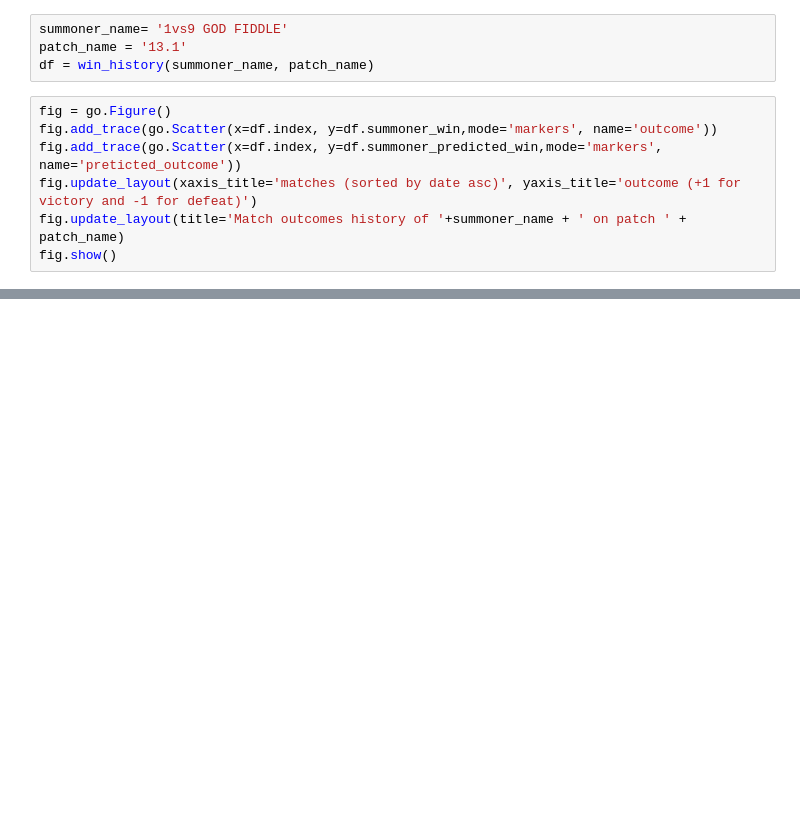
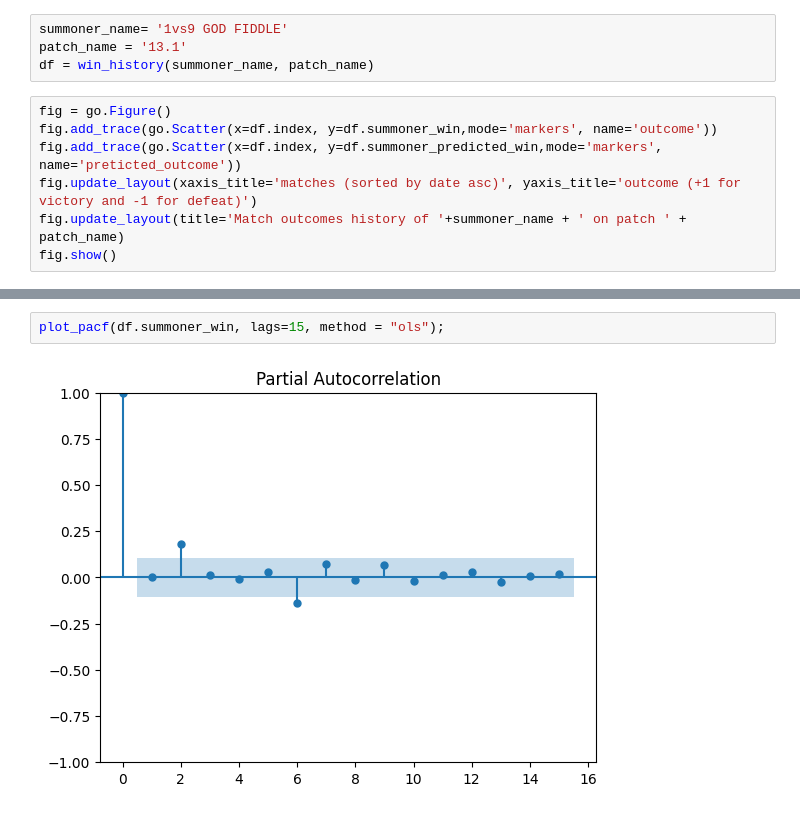
Before and after one commit to gabaid971/lol-matchmaking-forecaster, a Jupyter notebook: summoner_streak.ipynb, the cells around one changed output, grey strips where cells are left out. Cells and saved outputs as stored; diff of their text form; blank space fills up the shorter version.

```diff
--- a/summoner_streak.ipynb
+++ b/summoner_streak.ipynb
@@ -14,0 +28,4 @@ fig.show()
+# %%
+plot_pacf(df.summoner_win, lags=15, method = "ols");
+# %% [output]
+[figure, added]
```
Also changed, not shown: parts of 6 cells of this notebook, 2 other files.
